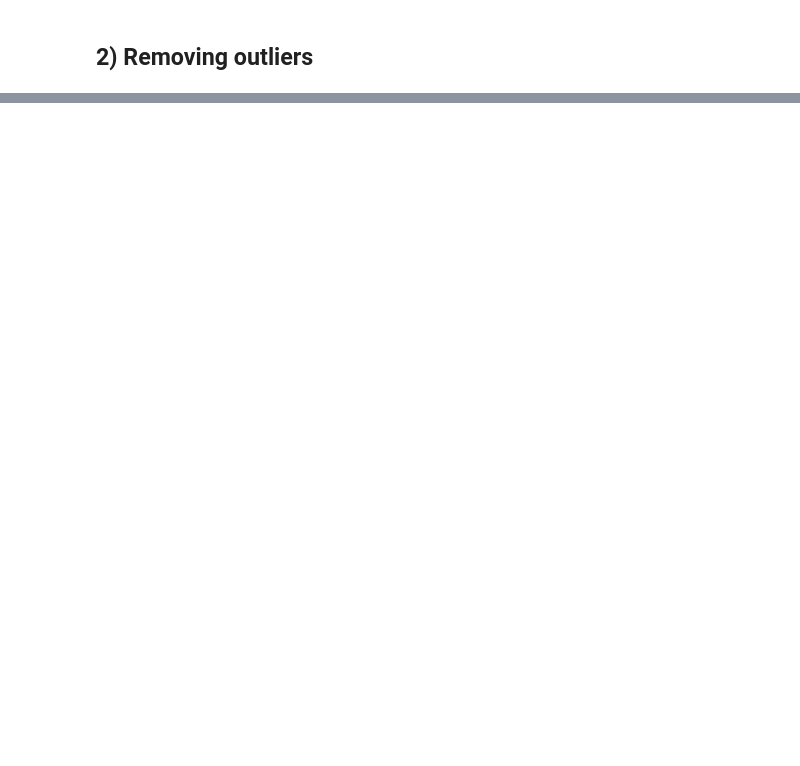
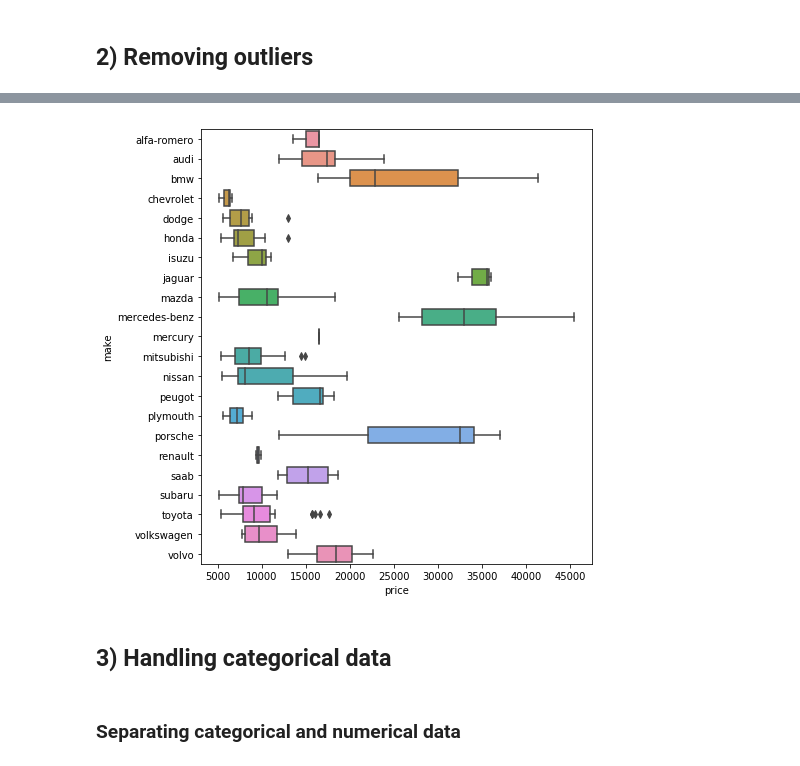
Before and after one commit to sukamal-ai/Machine_Learning_Cheat_Sheets, a Jupyter notebook: EDA and preprocessing.ipynb, the cells around one changed output, grey strips where cells are left out. Cells and saved outputs as stored; diff of their text form; code cells hidden in the pictures; blank space fills up the shorter version.

```diff
--- a/EDA and preprocessing.ipynb
+++ b/EDA and preprocessing.ipynb
@@ -368,0 +286,10 @@ house_num = house.select_dtypes(["int64","float64"])
+# %%
+plt.figure(figsize=(7,8))
+sns.boxplot(data=cars,x="price",y="make")
+plt.show()
+# %% [output]
+[figure, added]
+# %% [markdown]
+## 3) Handling categorical data
+# %% [markdown]
+### Separating categorical and numerical data
```
Also changed, not shown: parts of 80 cells of this notebook.
